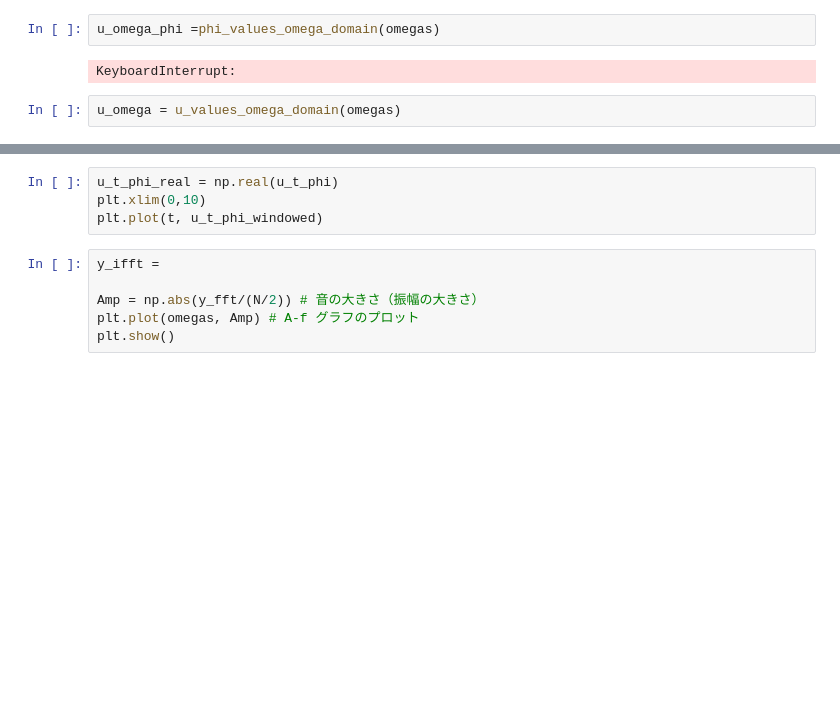
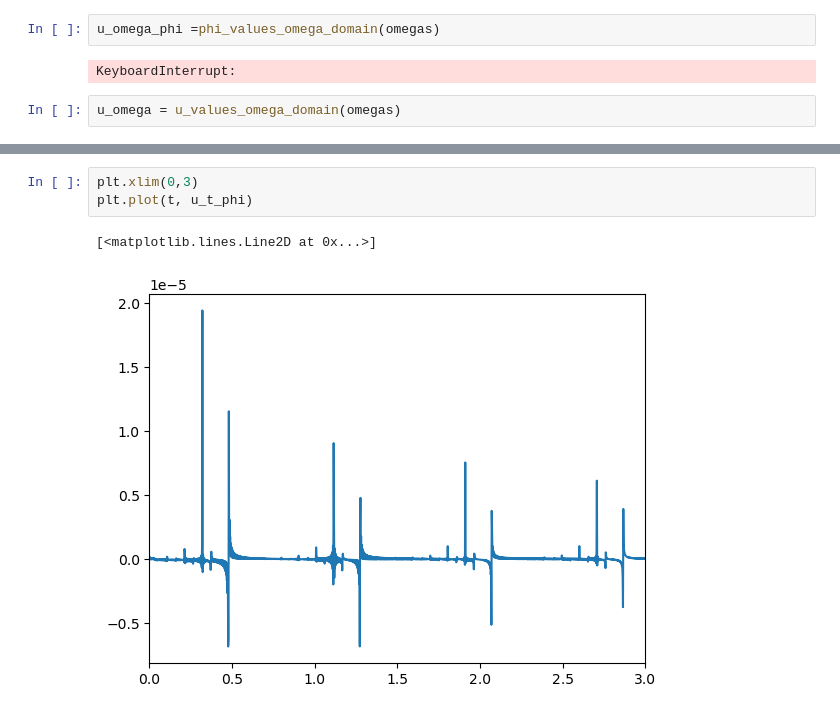
Before and after one commit to SKvr-46/Wavenumber_Spectrum, a Jupyter notebook: Untitled1.ipynb, the cells around one changed output, grey strips where cells are left out. Saved outputs shown, nothing was run; the diff lists cells and outputs as text; blank space fills up the shorter version.

```diff
--- a/Untitled1.ipynb
+++ b/Untitled1.ipynb
@@ -103,10 +86,6 @@ plt.plot(t, u_t_real)
 # %%
-u_t_phi_real = np.real(u_t_phi)
-plt.xlim(0,10)
-plt.plot(t, u_t_phi_windowed)
+plt.xlim(0,3)
+plt.plot(t, u_t_phi)
+# %% [output]
+[<matplotlib.lines.Line2D at 0x...>]
+[figure, added]
-# %%
-y_ifft =
-
-Amp = np.abs(y_fft/(N/2)) # 音の大きさ（振幅の大きさ）
-plt.plot(omegas, Amp) # A-f グラフのプロット
-plt.show()
```
Also changed, not shown: parts of 35 cells of this notebook, 1 other file.
